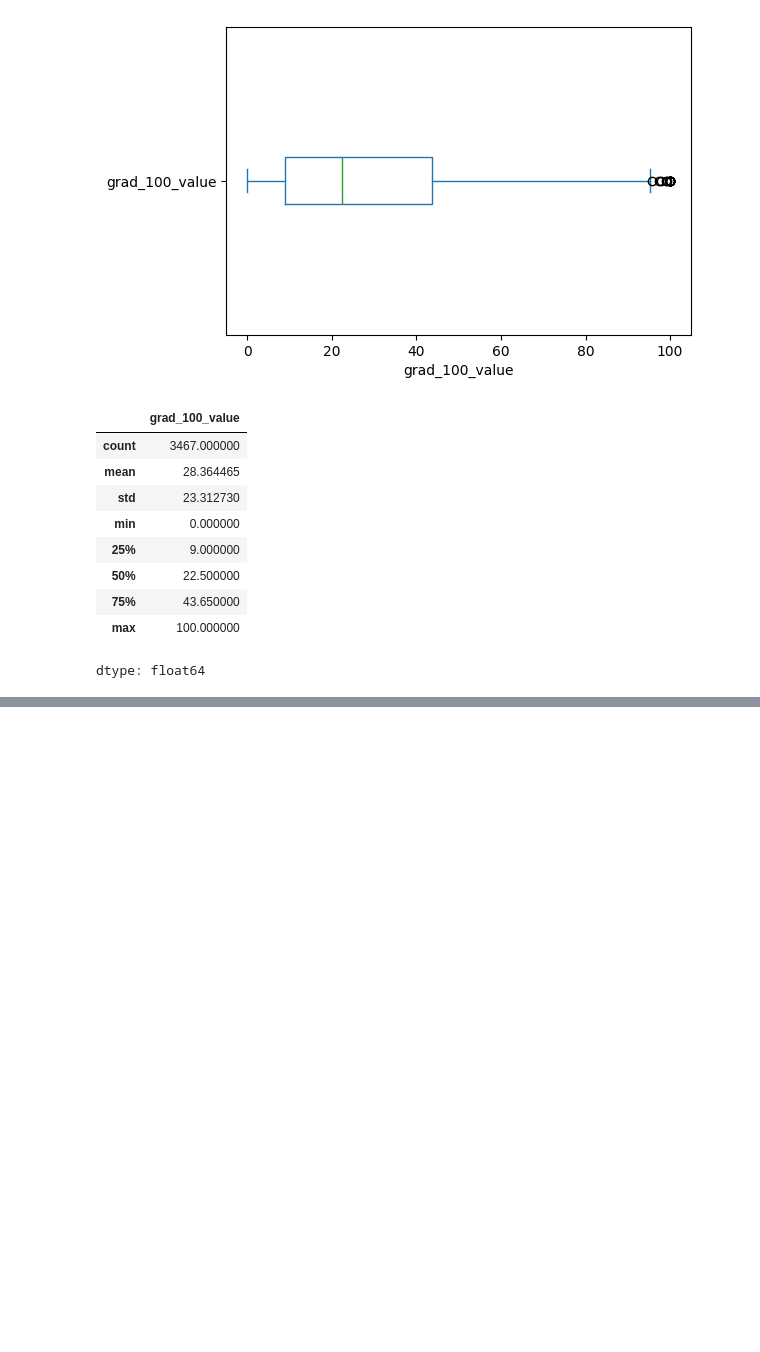
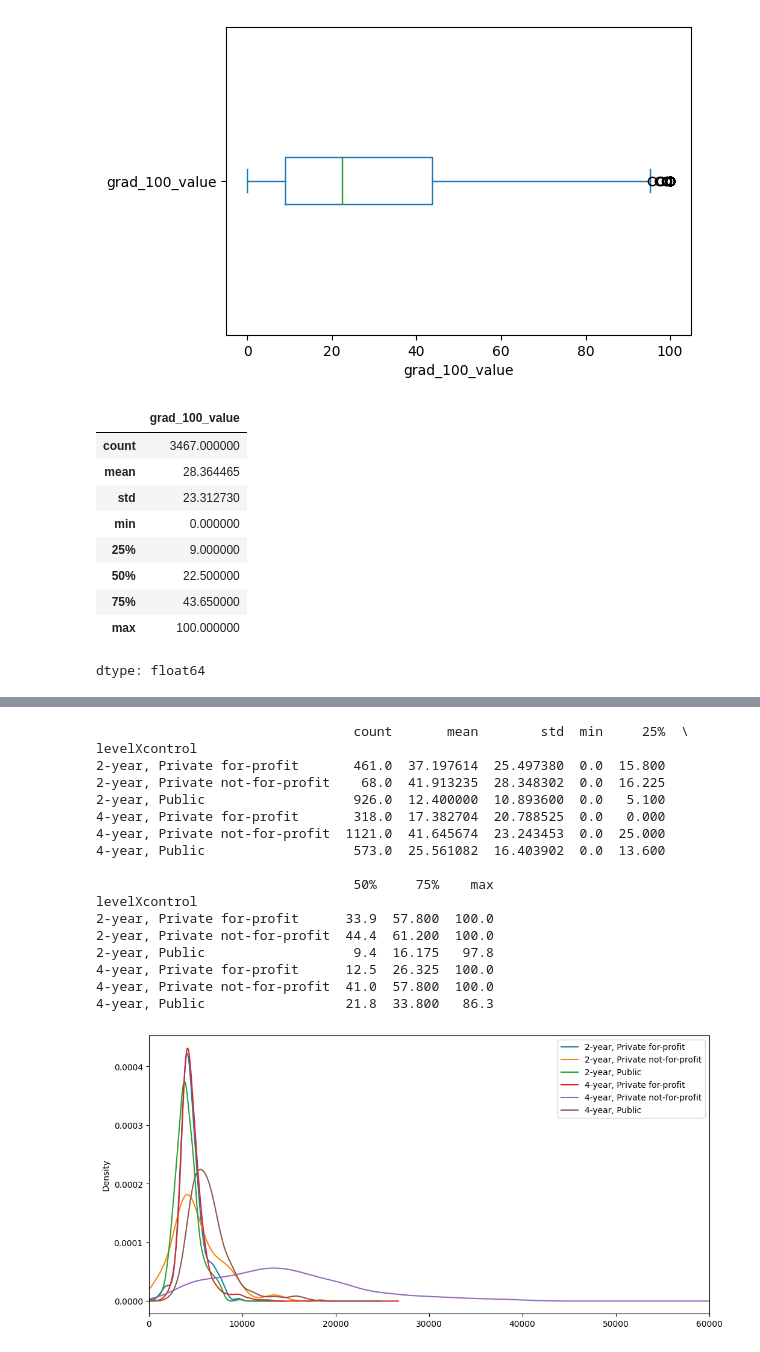
Before and after one commit to miacachion/visualization_assignment, a Jupyter notebook: assignment.ipynb, the cells around one changed output, grey strips where cells are left out. Saved outputs shown, nothing was run; the diff lists cells and outputs as text; code cells hidden in the pictures; blank space fills up the shorter version.

```diff
--- a/assignment.ipynb
+++ b/assignment.ipynb
@@ -164,0 +247,33 @@ dtype: float64
+# %%
+#7
+
+var2 = "aid_value"
+
+plt.figure(figsize=(12,6))
+for name, group in df.groupby("levelXcontrol"):
+    group[var2].plot.density(label=name)
+    plt.xlim(0,60000)
+    plt.legend()
+
+print(df.groupby("levelXcontrol")[var].describe())
+
+# Shape of graph explained by varying tuition costs
+# %% [output]
+                                 count       mean        std  min     25%  \
+levelXcontrol
+2-year, Private for-profit       461.0  37.197614  25.497380  0.0  15.800
+2-year, Private not-for-profit    68.0  41.913235  28.348302  0.0  16.225
+2-year, Public                   926.0  12.400000  10.893600  0.0   5.100
+4-year, Private for-profit       318.0  17.382704  20.788525  0.0   0.000
+4-year, Private not-for-profit  1121.0  41.645674  23.243453  0.0  25.000
+4-year, Public                   573.0  25.561082  16.403902  0.0  13.600
+
+                                 50%     75%    max
+levelXcontrol
+2-year, Private for-profit      33.9  57.800  100.0
+2-year, Private not-for-profit  44.4  61.200  100.0
+2-year, Public                   9.4  16.175   97.8
+4-year, Private for-profit      12.5  26.325  100.0
+4-year, Private not-for-profit  41.0  57.800  100.0
+4-year, Public                  21.8  33.800   86.3
+[figure, added]
```
Also changed, not shown: parts of 7 cells of this notebook.
